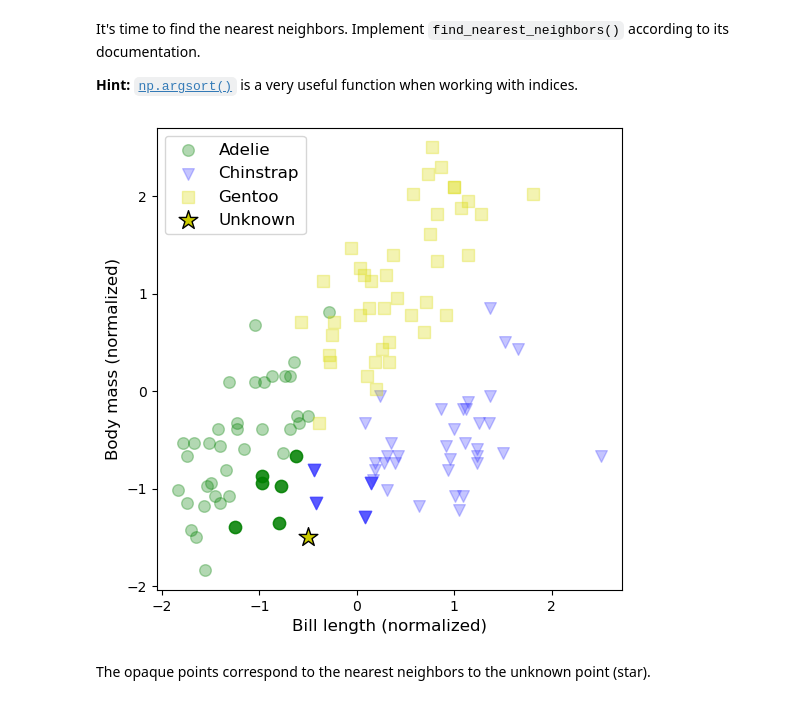
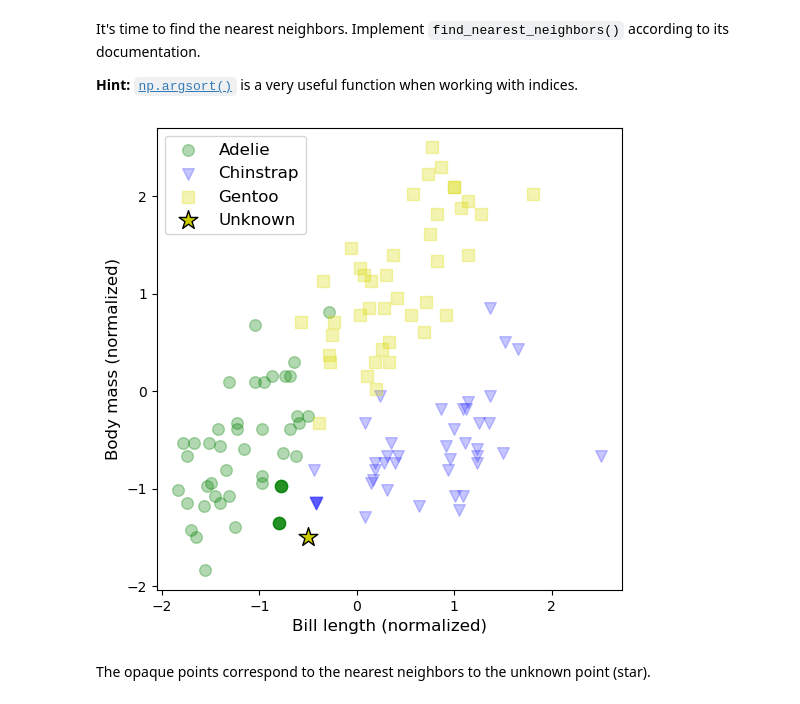
Before and after one commit to dresi00/introML-2023, a Jupyter notebook: exercises/03-knn/kNN.ipynb, the cells around one changed output. Drawn from its saved outputs; the diff is of its cells as text; code cells hidden in the pictures.

```diff
--- a/exercises/03-knn/kNN.ipynb
+++ b/exercises/03-knn/kNN.ipynb
@@ -343,15 +343,15 @@ def find_nearest_neighbors(
 # %%
 # Try changing the sample position, distance function and value of k
 # Does your find_nearest_neighbors() implementation seem correct?
 sample = np.array([-0.5, -1.5])
 distance_fn = euclidean_dist
-k = 10
+k = 3
 
 # Plot the nearest neighbors using helpers.py
 neighbor_indices = find_nearest_neighbors(sample, X_train, distance_fn=distance_fn, k=k)
 helpers.plot_nearest_neighbors(sample, X_train, y_train, neighbor_indices, label_map, feature_names)
 # %% [output]
-[figure, old version]
+[figure, new version]
 # %% [markdown]
 The opaque points correspond to the nearest neighbors to the unknown point (star).
 # %% [markdown]
```
Also changed, not shown: parts of 1 cell of this notebook.
